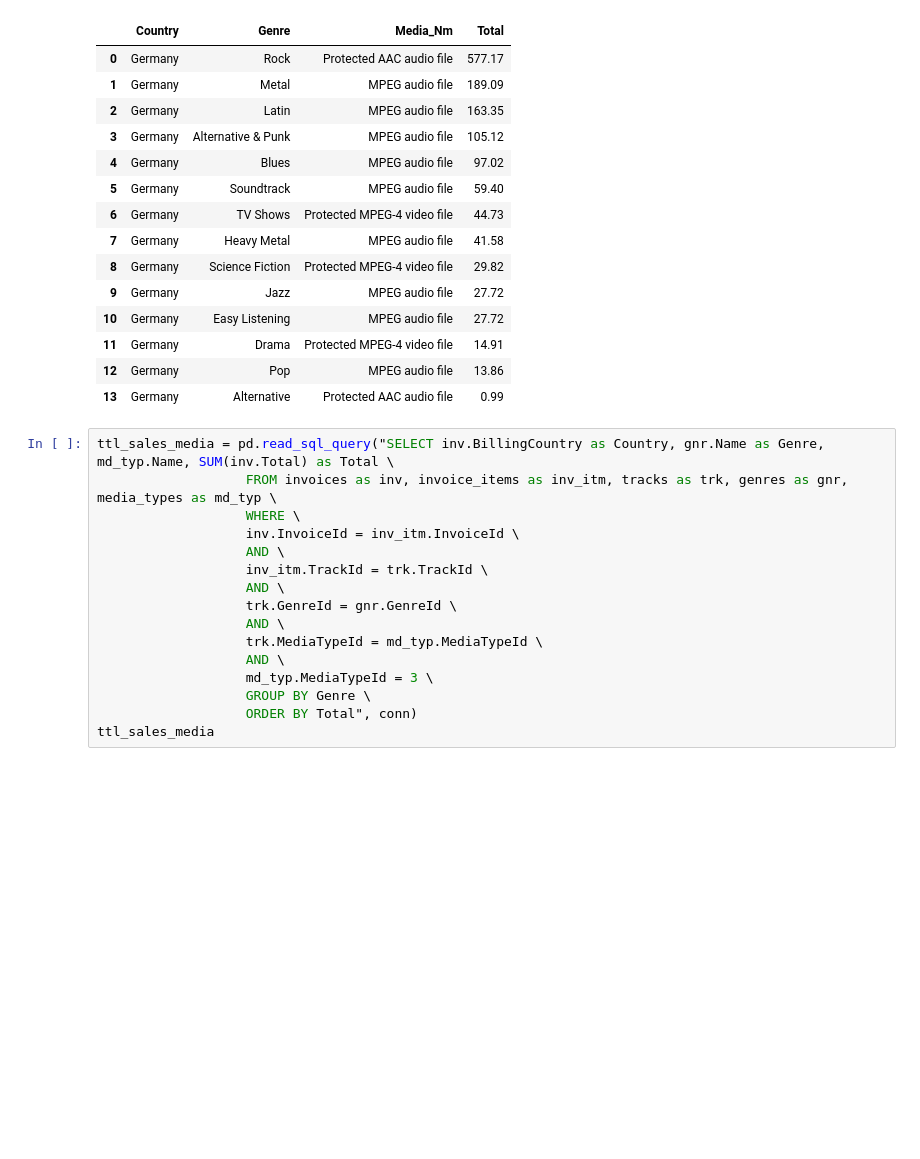
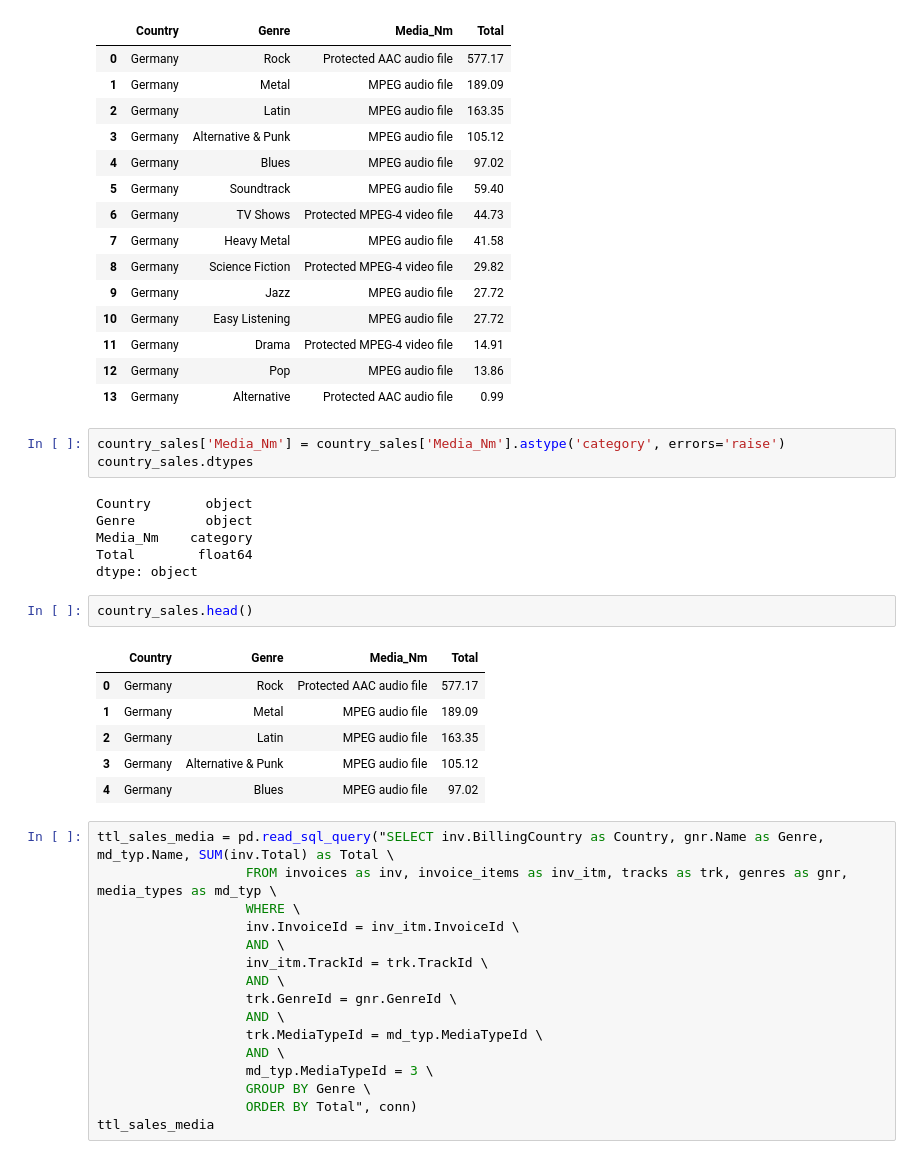
Before and after one commit to rinaldoeri/api_capstone, a Jupyter notebook: capstone_api.ipynb, the cells around one changed output. Saved outputs shown, nothing was run; the diff lists cells and outputs as text; blank space fills up the shorter version.

```diff
--- a/capstone_api.ipynb
+++ b/capstone_api.ipynb
@@ -116,6 +116,24 @@ country_sales
 | 11 | Germany | Drama | Protected MPEG-4 video file | 14.91 |
 | 12 | Germany | Pop | MPEG audio file | 13.86 |
 | 13 | Germany | Alternative | Protected AAC audio file | 0.99 |
+# %%
+country_sales['Media_Nm'] = country_sales['Media_Nm'].astype('category', errors='raise')
+country_sales.dtypes
+# %% [output]
+Country       object
+Genre         object
+Media_Nm    category
+Total        float64
+dtype: object
+# %%
+country_sales.head()
+# %% [output]
+|  | Country | Genre | Media_Nm | Total |
+| 0 | Germany | Rock | Protected AAC audio file | 577.17 |
+| 1 | Germany | Metal | MPEG audio file | 189.09 |
+| 2 | Germany | Latin | MPEG audio file | 163.35 |
+| 3 | Germany | Alternative & Punk | MPEG audio file | 105.12 |
+| 4 | Germany | Blues | MPEG audio file | 97.02 |
 # %%
 ttl_sales_media = pd.read_sql_query("SELECT inv.BillingCountry as Country, gnr.Name as Genre, md_typ.Name, SUM(inv.Total) as Total \
                    FROM invoices as inv, invoice_items as inv_itm, tracks as trk, genres as gnr, media_types as md_typ \
```
Also changed, not shown: parts of 5 cells of this notebook, 3 other files.
